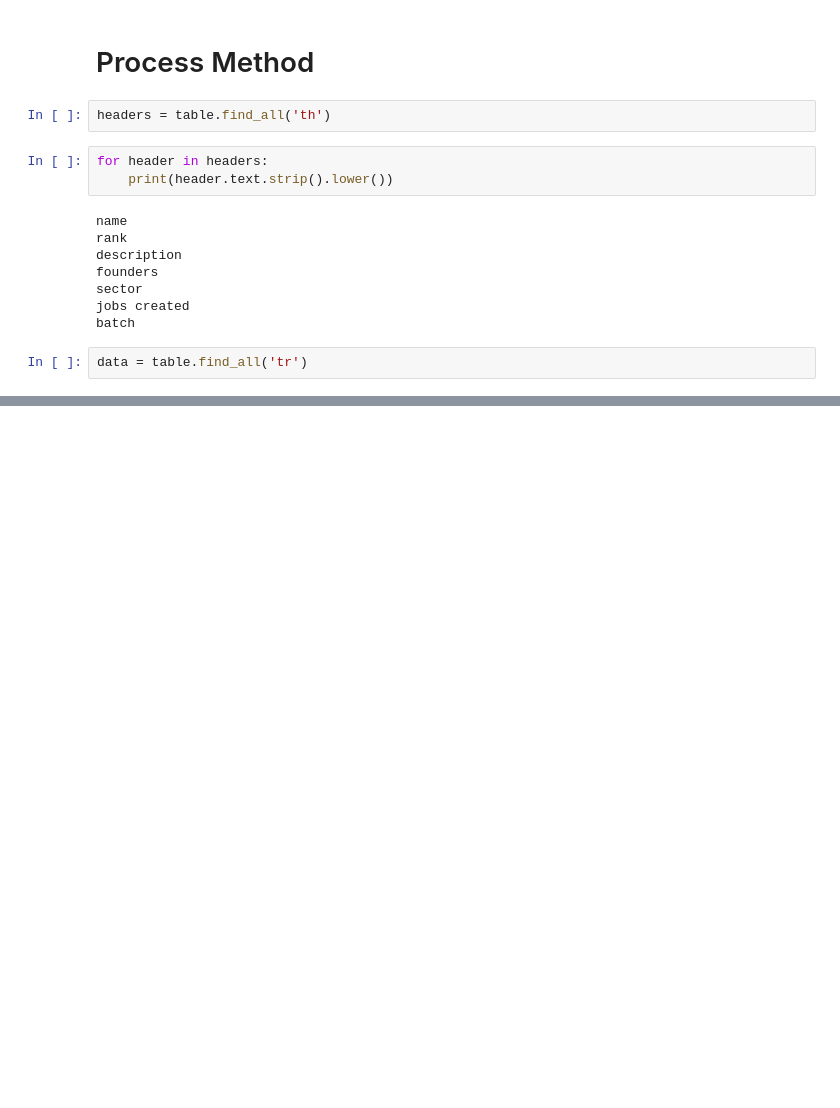
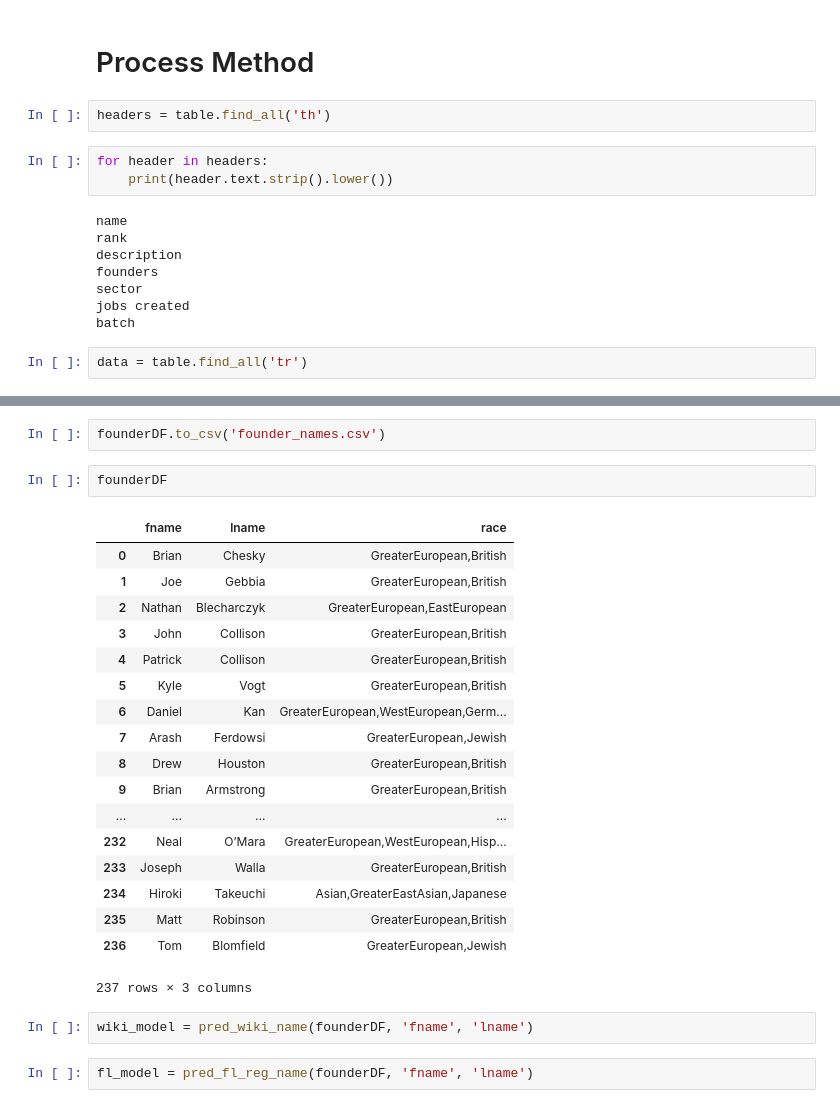
Before and after one commit to arush15june/EthnicJudger, a Jupyter notebook: EthnicityJudger.ipynb, the cells around one changed output, grey strips where cells are left out. Saved outputs shown, nothing was run; the diff lists cells and outputs as text; blank space fills up the shorter version.

```diff
--- a/EthnicityJudger.ipynb
+++ b/EthnicityJudger.ipynb
@@ -186,0 +189,27 @@ S2011
+# %%
+founderDF.to_csv('founder_names.csv')
+# %%
+founderDF
+# %% [output]
+|  | fname | lname | race |
+| 0 | Brian | Chesky | GreaterEuropean,British |
+| 1 | Joe | Gebbia | GreaterEuropean,British |
+| 2 | Nathan | Blecharczyk | GreaterEuropean,EastEuropean |
+| 3 | John | Collison | GreaterEuropean,British |
+| 4 | Patrick | Collison | GreaterEuropean,British |
+| 5 | Kyle | Vogt | GreaterEuropean,British |
+| 6 | Daniel | Kan | GreaterEuropean,WestEuropean,Germ... |
+| 7 | Arash | Ferdowsi | GreaterEuropean,Jewish |
+| 8 | Drew | Houston | GreaterEuropean,British |
+| 9 | Brian | Armstrong | GreaterEuropean,British |
+| ... | ... | ... | ... |
+| 232 | Neal | O’Mara | GreaterEuropean,WestEuropean,Hisp... |
+| 233 | Joseph | Walla | GreaterEuropean,British |
+| 234 | Hiroki | Takeuchi | Asian,GreaterEastAsian,Japanese |
+| 235 | Matt | Robinson | GreaterEuropean,British |
+| 236 | Tom | Blomfield | GreaterEuropean,Jewish |
+237 rows × 3 columns
+# %%
+wiki_model = pred_wiki_name(founderDF, 'fname', 'lname')
+# %%
+fl_model = pred_fl_reg_name(founderDF, 'fname', 'lname')
```
Also changed, not shown: parts of 16 cells of this notebook, 1 other file.
